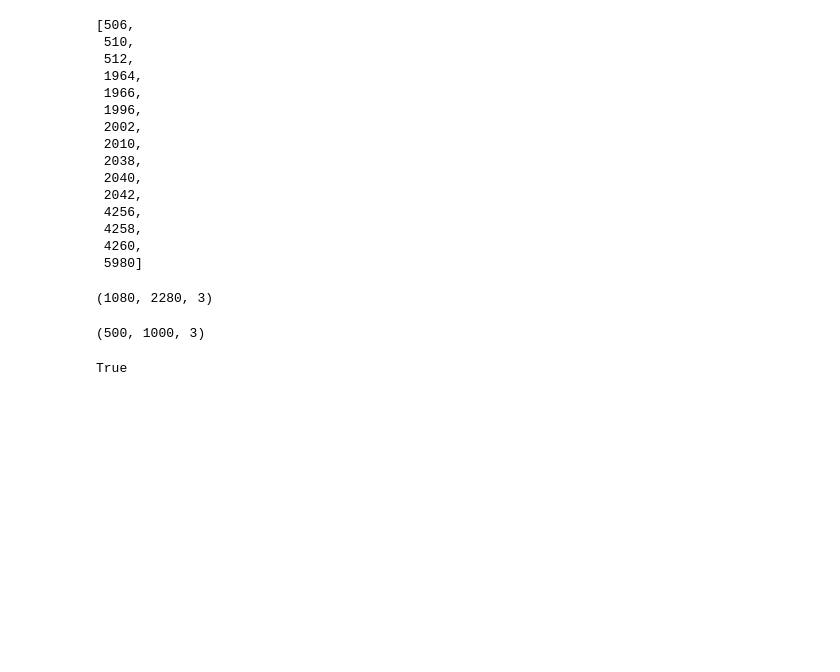
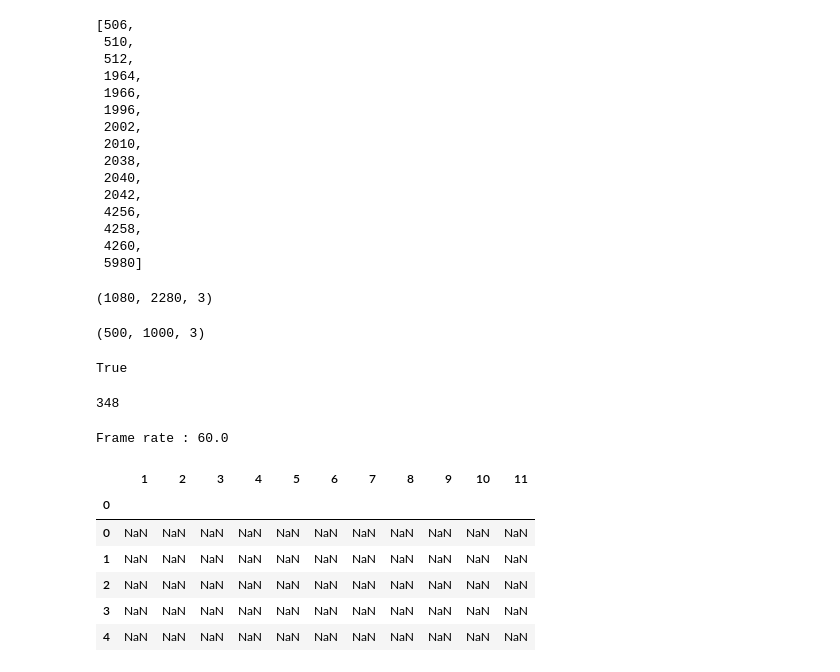
Before and after one commit to MotiBaadror/cricket-video-analysis, a Jupyter notebook: obj_det.ipynb, the cells around one changed output. Cells and saved outputs as stored; diff of their text form; code cells hidden in the pictures; blank space fills up the shorter version.

```diff
--- a/obj_det.ipynb
+++ b/obj_det.ipynb
@@ -490,3 +490,52 @@ cv2.destroyAllWindows()
 cv2.imwrite('results1.jpg', img)
 # %% [output]
 True
+# %%
+for r,d, files in os.walk('results/frames'):
+    print(len(files))
+with open('files.txt','w') as f:
+    f.write('\n'.join([i for i in files]))
+# %% [output]
+348
+# %%
+import cv2
+
+video = cv2.VideoCapture("results/detfps60fd1normal.avi");
+video.set(cv2.CAP_PROP_FPS, int(20))
+
+fourcc = cv2.VideoWriter_fourcc(*'XVID')
+out = cv2.VideoWriter('results/detfps20fd1normal.mp4',fourcc, 20, (1280,720))
+
+if __name__ == '__main__':
+    print("Frame rate : {0}".format(video.get(cv2.CAP_PROP_FPS)))
+    while video.isOpened():
+        ret1, frame2 = video.read()
+        # cv2.imshow("Changed", frame2)
+
+
+        if ret1:
+            b = cv2.resize(frame2,(1280,720),fx=0,fy=0, interpolation = cv2.INTER_CUBIC)
+            cv2.imshow("Changed", b)
+            if cv2.waitKey(30) & 0xFF == ord('q'):  # press q to quit
+                break
+            out.write(b)
+        else:
+            break
+
+video.release()
+out.release()
+cv2.destroyAllWindows()
+# %% [output]
+Frame rate : 60.0
+# %%
+import pandas as pd
+data = pd.read_csv('results/tf_output.csv', header=None, index_col=[0], skiprows=[0])
+data.head()
+# %% [output]
+|  | 1 | 2 | 3 | 4 | 5 | 6 | 7 | 8 | 9 | 10 | 11 |
+| 0 |  |  |  |  |  |  |  |  |  |  |  |
+| 0 | NaN | NaN | NaN | NaN | NaN | NaN | NaN | NaN | NaN | NaN | NaN |
+| 1 | NaN | NaN | NaN | NaN | NaN | NaN | NaN | NaN | NaN | NaN | NaN |
+| 2 | NaN | NaN | NaN | NaN | NaN | NaN | NaN | NaN | NaN | NaN | NaN |
+| 3 | NaN | NaN | NaN | NaN | NaN | NaN | NaN | NaN | NaN | NaN | NaN |
+| 4 | NaN | NaN | NaN | NaN | NaN | NaN | NaN | NaN | NaN | NaN | NaN |
```
Also changed, not shown: parts of 5 cells of this notebook, 2 other files.
